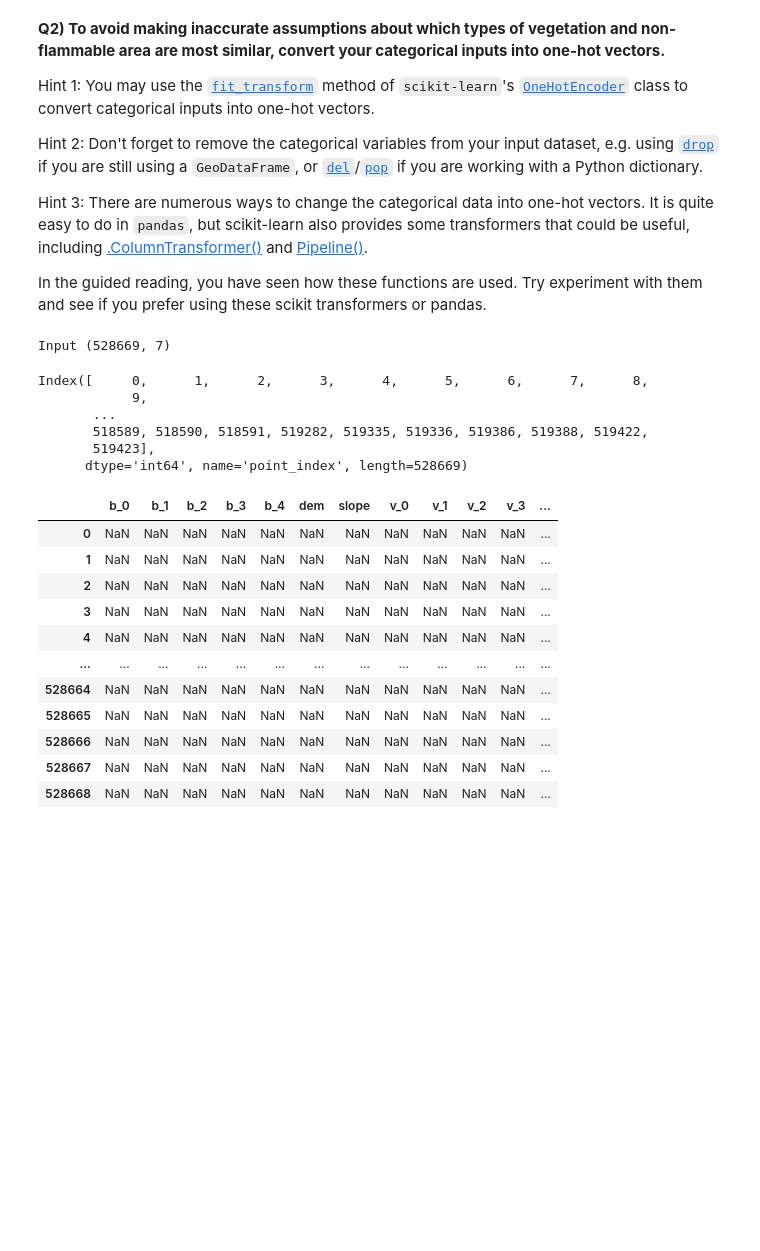
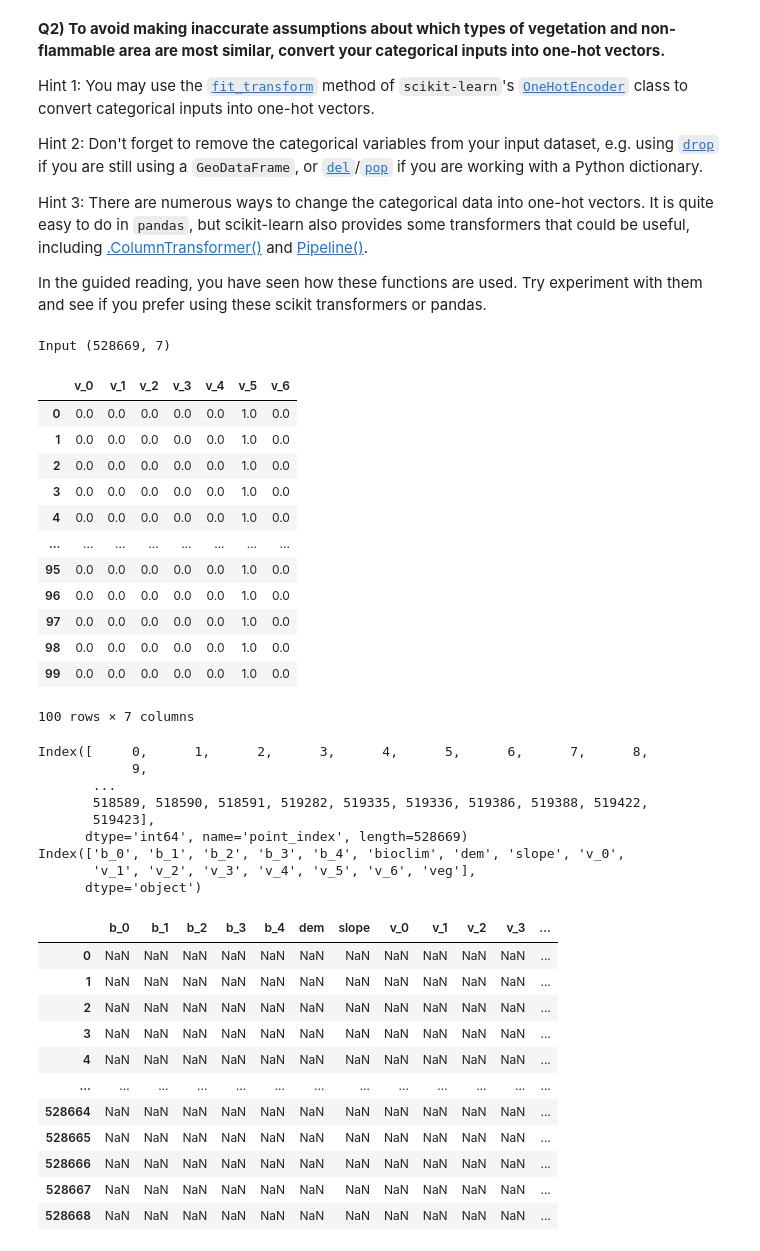
Before and after one commit to Gibrandib/2025_ML_EES, a Jupyter notebook: notebook_ml/S3_4_Wildfire_Risk_Italy.ipynb, the cells around one changed output. Saved outputs shown, nothing was run; the diff lists cells and outputs as text; code cells hidden in the pictures; blank space fills up the shorter version.

```diff
--- a/notebook_ml/S3_4_Wildfire_Risk_Italy.ipynb
+++ b/notebook_ml/S3_4_Wildfire_Risk_Italy.ipynb
@@ -185,23 +200,37 @@ enc = OneHotEncoder(sparse_output=False)
 # %%
 ############################################################################################################
 # 3. Convert categorical variables into one-hot vectors
 ############################################################################################################
 # Convert categorical variables with 'enc'
 veg_onehot = enc.fit_transform(variables[['veg']])
 bioclim_onehot = enc.fit_transform(variables[['bioclim']])
 # Convert 'veg_onehot' and 'bioclim_onehot' to pandas DataFrames
 veg_transform = pd.DataFrame(veg_onehot) # veg
 bio_transform = pd.DataFrame(bioclim_onehot) # bioclim
 
 ############################################################################################################
 # 4. Print the shape of 'veg_transform'
 ############################################################################################################
 print('Input', veg_transform.shape)
 # Don't change these!
 veg_transform= veg_transform.add_prefix('v_')
 bio_transform= bio_transform.add_prefix('b_')
+veg_transform.head(100)
 # %% [output]
 Input (528669, 7)
+|  | v_0 | v_1 | v_2 | v_3 | v_4 | v_5 | v_6 |
+| 0 | 0.0 | 0.0 | 0.0 | 0.0 | 0.0 | 1.0 | 0.0 |
+| 1 | 0.0 | 0.0 | 0.0 | 0.0 | 0.0 | 1.0 | 0.0 |
+| 2 | 0.0 | 0.0 | 0.0 | 0.0 | 0.0 | 1.0 | 0.0 |
+| 3 | 0.0 | 0.0 | 0.0 | 0.0 | 0.0 | 1.0 | 0.0 |
+| 4 | 0.0 | 0.0 | 0.0 | 0.0 | 0.0 | 1.0 | 0.0 |
+| ... | ... | ... | ... | ... | ... | ... | ... |
+| 95 | 0.0 | 0.0 | 0.0 | 0.0 | 0.0 | 1.0 | 0.0 |
+| 96 | 0.0 | 0.0 | 0.0 | 0.0 | 0.0 | 1.0 | 0.0 |
+| 97 | 0.0 | 0.0 | 0.0 | 0.0 | 0.0 | 1.0 | 0.0 |
+| 98 | 0.0 | 0.0 | 0.0 | 0.0 | 0.0 | 1.0 | 0.0 |
+| 99 | 0.0 | 0.0 | 0.0 | 0.0 | 0.0 | 1.0 | 0.0 |
+100 rows × 7 columns
 # %%
 ############################################################################################################
 # 5. Convert 'inputs' into Panda DataFrame
@@ -213,6 +242,7 @@ print(inputs_gdf.index)
 ############################################################################################################
 inputs_gdf = inputs_gdf.add(veg_transform)
 inputs_gdf = inputs_gdf.add(bio_transform)
+print(inputs_gdf.columns)
 # %% [output]
 Index([     0,      1,      2,      3,      4,      5,      6,      7,      8,
             9,
@@ -220,6 +250,9 @@ Index([     0,      1,      2,      3,      4,      5,      6,      7,      8,
        518589, 518590, 518591, 519282, 519335, 519336, 519386, 519388, 519422,
        519423],
       dtype='int64', name='point_index', length=528669)
+Index(['b_0', 'b_1', 'b_2', 'b_3', 'b_4', 'bioclim', 'dem', 'slope', 'v_0',
+       'v_1', 'v_2', 'v_3', 'v_4', 'v_5', 'v_6', 'veg'],
+      dtype='object')
 # %%
 ############################################################################################################
 # 7. Use .drop() to delete 'veg' and 'bioclim' from DataFrame
```
Also changed, not shown: parts of 7 cells of this notebook.
